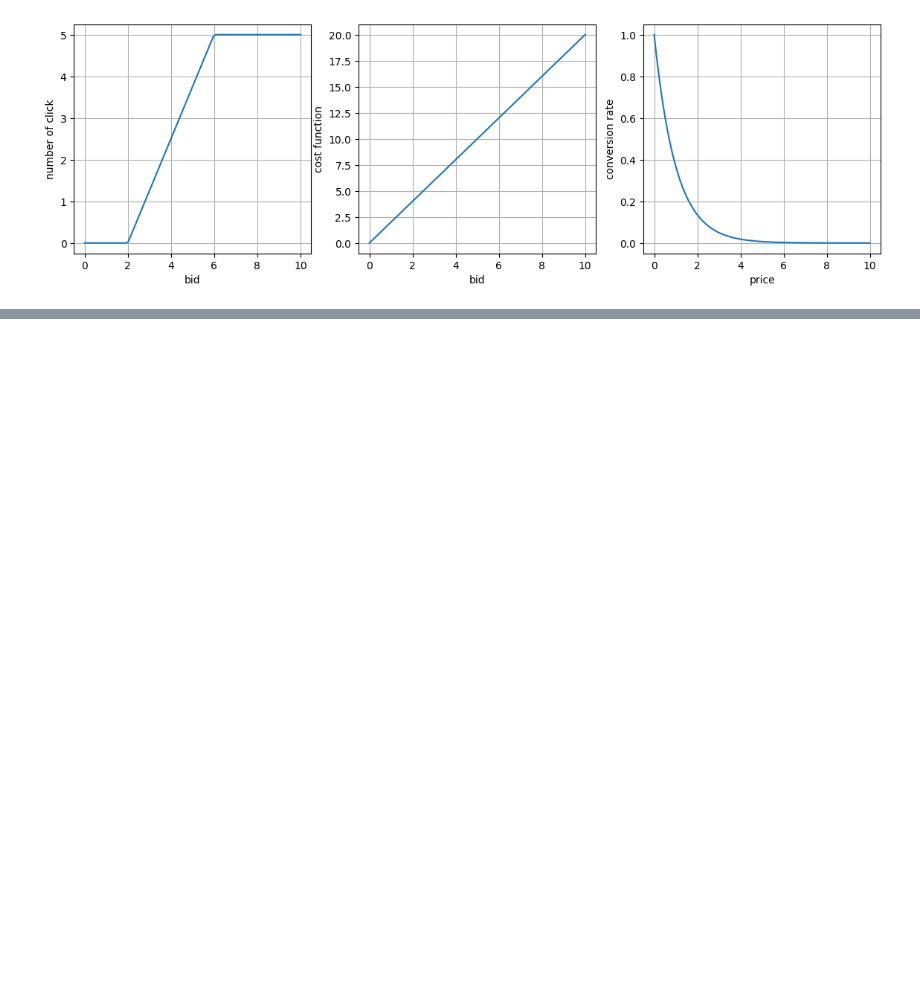
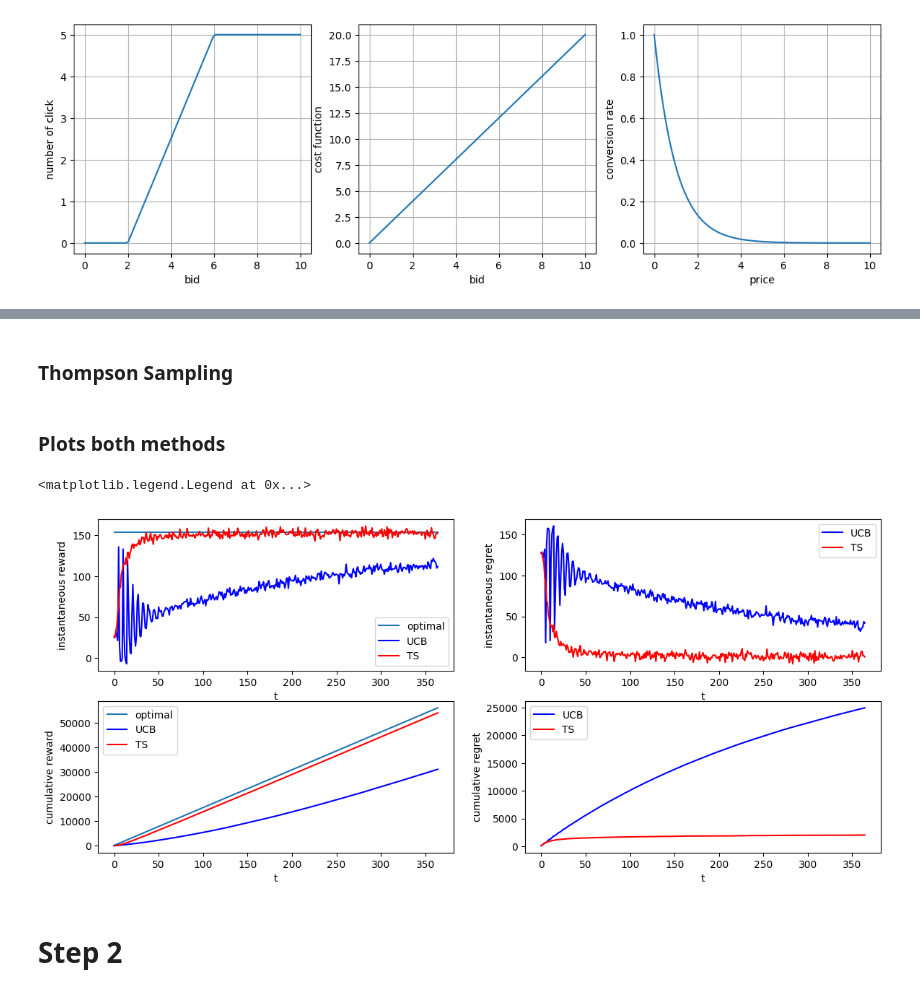
Before and after one commit to ossama-eloukili/Online-Learning-Applications-Project, a Jupyter notebook: bySTEPS.ipynb, the cells around one changed output, grey strips where cells are left out. Saved outputs shown, nothing was run; the diff lists cells and outputs as text; code cells hidden in the pictures; blank space fills up the shorter version.

Commit message:
Step2

```diff
--- a/bySTEPS.ipynb
+++ b/bySTEPS.ipynb
@@ -105,7 +172,7 @@ class Binomial_TS_Learner(Learner):
     likelihood: p(k|p;n) =  Binomial(n,p)
 
     By Bayes, we have that:
-        posterior: p(p|k;n) = Beta(alpha+k, beta+k-n)
+        posterior: p(p|k;n) = Beta(alpha+k, beta+n-k)
 
 
     Note:
@@ -293,3 +313,5 @@ for e in range(0, n_experiments):
         rewards_single_experiment.append(reward)
 
     ucb_rewards_per_experiment.append(rewards_single_experiment)
+# %% [markdown]
+### Thompson Sampling
@@ -295,0 +339,2 @@ for e in range(0, n_experiments):
+# %% [markdown]
+### Plots both methods
@@ -295,0 +346,40 @@ for e in range(0, n_experiments):
+# %%
+#Plots
+plt.figure(figsize = (14,6))
+
+plt.subplot(2,2,1)
+plt.xlabel("t")
+plt.ylabel("instantaneous reward")
+plt.plot(np.full(T,opt))
+plt.plot(np.mean(ucb_rewards_per_experiment, axis = 0), 'b')
+plt.plot(np.mean(ts_rewards_per_experiment, axis = 0), 'r')
+plt.legend(["optimal","UCB","TS"])
+
+plt.subplot(2,2,2)
+plt.xlabel("t")
+plt.ylabel("instantaneous regret")
+plt.plot(np.mean(opt - ucb_rewards_per_experiment, axis = 0), 'b')
+plt.plot(np.mean(opt - ts_rewards_per_experiment, axis = 0), 'r')
+plt.legend(["UCB","TS"])
+
+
+
+plt.subplot(2,2,3)
+plt.xlabel("t")
+plt.ylabel("cumulative reward")
+plt.plot(np.cumsum(np.full(T,opt)))
+plt.plot(np.cumsum(np.mean(ucb_rewards_per_experiment, axis = 0)), 'b')
+plt.plot(np.cumsum(np.mean(ts_rewards_per_experiment, axis = 0)), 'r')
+plt.legend(["optimal","UCB","TS"])
+
+plt.subplot(2,2,4)
+plt.xlabel("t")
+plt.ylabel("cumulative regret")
+plt.plot(np.cumsum(np.mean(opt - ucb_rewards_per_experiment, axis = 0)), 'b')
+plt.plot(np.cumsum(np.mean(opt - ts_rewards_per_experiment, axis = 0)), 'r')
+plt.legend(["UCB","TS"])
+# %% [output]
+<matplotlib.legend.Legend at 0x...>
+[figure, added]
+# %% [markdown]
+# Step 2
```
Also changed, not shown: parts of 50 cells of this notebook.
